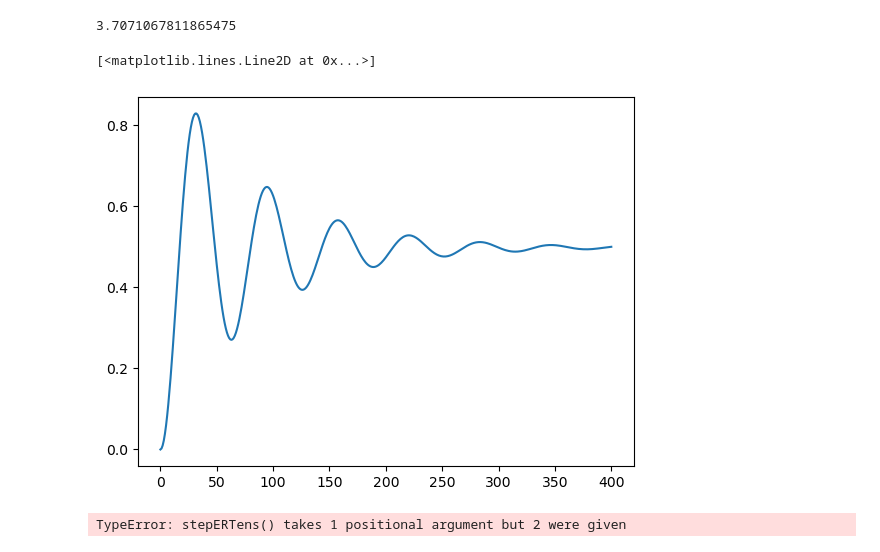
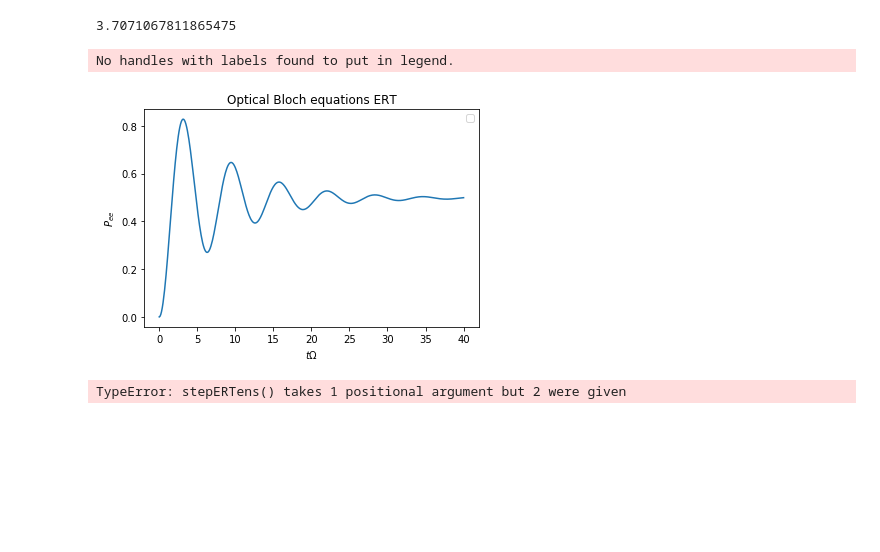
Before and after one commit to jboyd29/shERT, a Jupyter notebook: scripts/OBEqT.ipynb, the cells around one changed output. Saved outputs shown, nothing was run; the diff lists cells and outputs as text; code cells hidden in the pictures; blank space fills up the shorter version.

```diff
--- a/scripts/OBEqT.ipynb
+++ b/scripts/OBEqT.ipynb
@@ -220,10 +221,15 @@ TS2(np.array([[0,1],[0.5,0.5],[1,0],[1,0]]))
 # %% [output]
 3.7071067811865475
 # %%
-plt.plot(b)
+plt.plot(xV, b,)
+plt.legend()
+plt.title('Optical Bloch equations ERT')
+plt.ylabel('$P_{ee}$')
+plt.xlabel('$t\Omega$')
+plt.savefig("OpticalBlochERT.pdf")
 # %% [output]
-[<matplotlib.lines.Line2D at 0x...>]
+No handles with labels found to put in legend.
-[figure, old version]
+[figure, new version]
 # %%
 stepERTens([Es,Es,Es,Es], 0.01)
 # %% [output]
```
Also changed, not shown: parts of 4 cells of this notebook, 4 other files.
